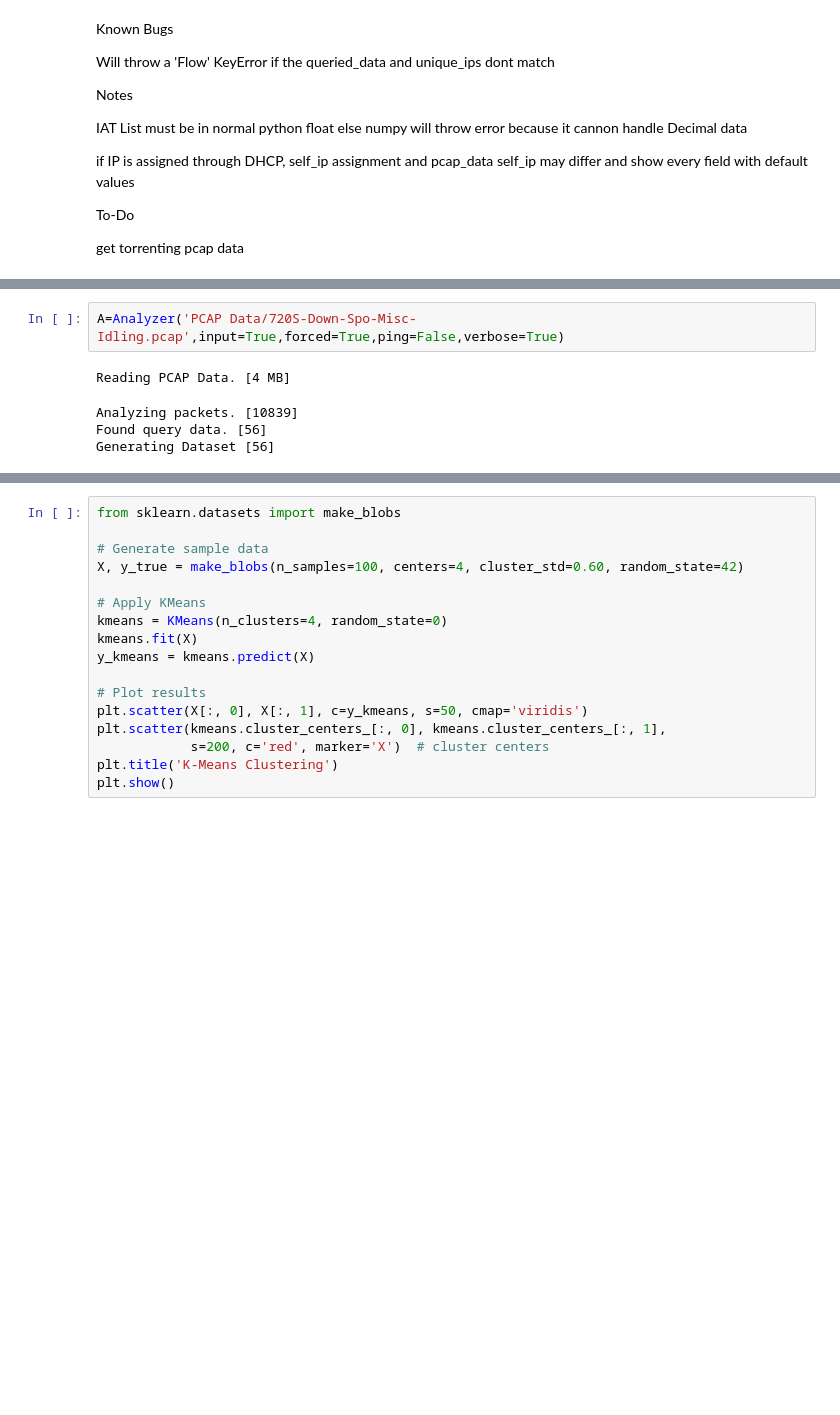
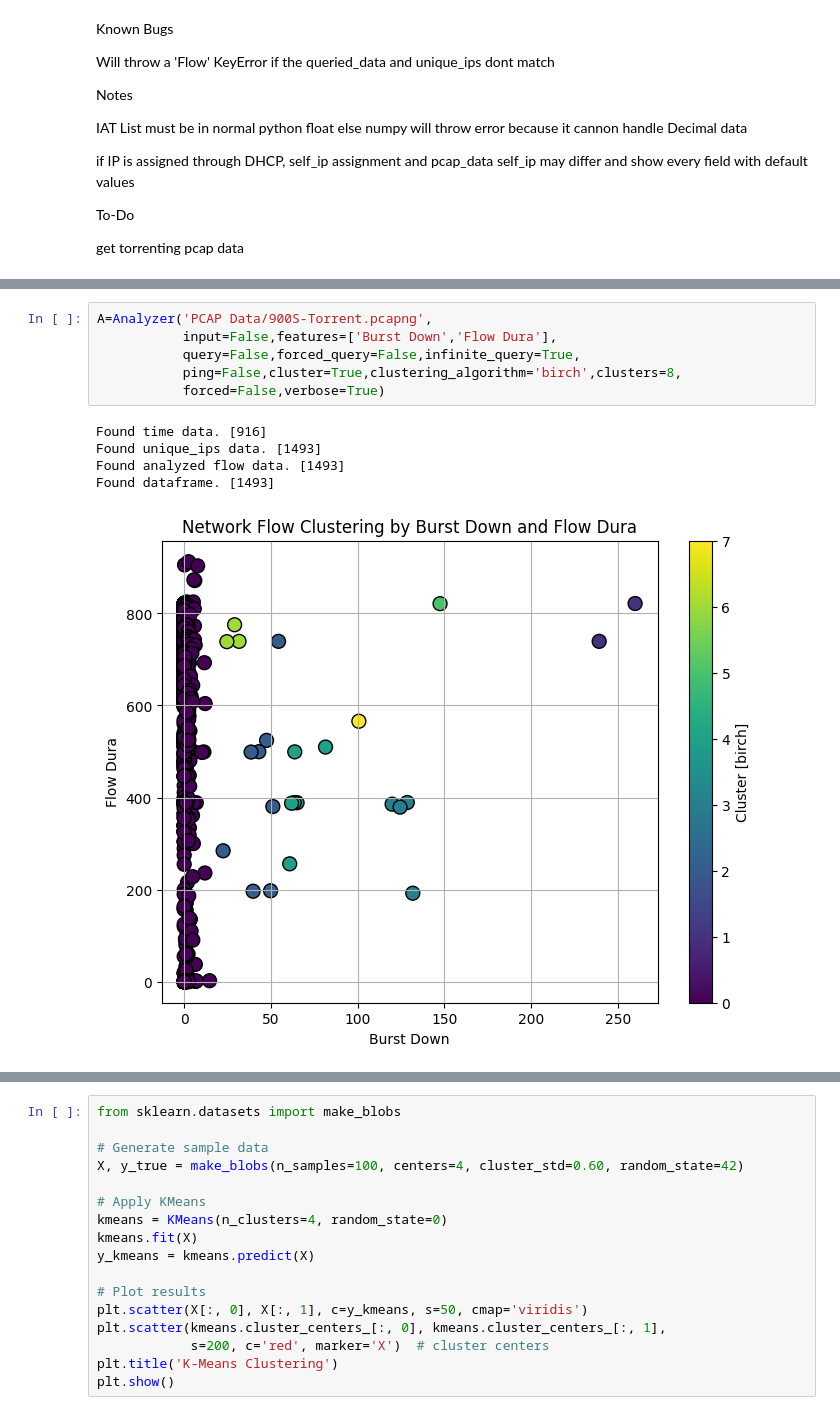
Before and after one commit to MobiusYeeitus/TrafficAnalysis, a Jupyter notebook: AnalysisCore.ipynb, the cells around one changed output, grey strips where cells are left out. Cells and saved outputs as stored; diff of their text form; blank space fills up the shorter version.

Commit message:
added basic clustering

```diff
--- a/AnalysisCore.ipynb
+++ b/AnalysisCore.ipynb
@@ -821,8 +869,13 @@ class Analyzer:
-# %%
-A=Analyzer('PCAP Data/720S-Down-Spo-Misc-Idling.pcap',input=True,forced=True,ping=False,verbose=True)
-# %% [output]
-Reading PCAP Data. [4 MB]
-Analyzing packets. [10839]
-Found query data. [56]
-Generating Dataset [56]
+# %%
+A=Analyzer('PCAP Data/900S-Torrent.pcapng',
+           input=False,features=['Burst Down','Flow Dura'],
+           query=False,forced_query=False,infinite_query=True,
+           ping=False,cluster=True,clustering_algorithm='birch',clusters=8,
+           forced=False,verbose=True)
+# %% [output]
+Found time data. [916]
+Found unique_ips data. [1493]
+Found analyzed flow data. [1493]
+Found dataframe. [1493]
+[figure, added]
 # %%
```
Also changed, not shown: parts of 8 cells of this notebook.
